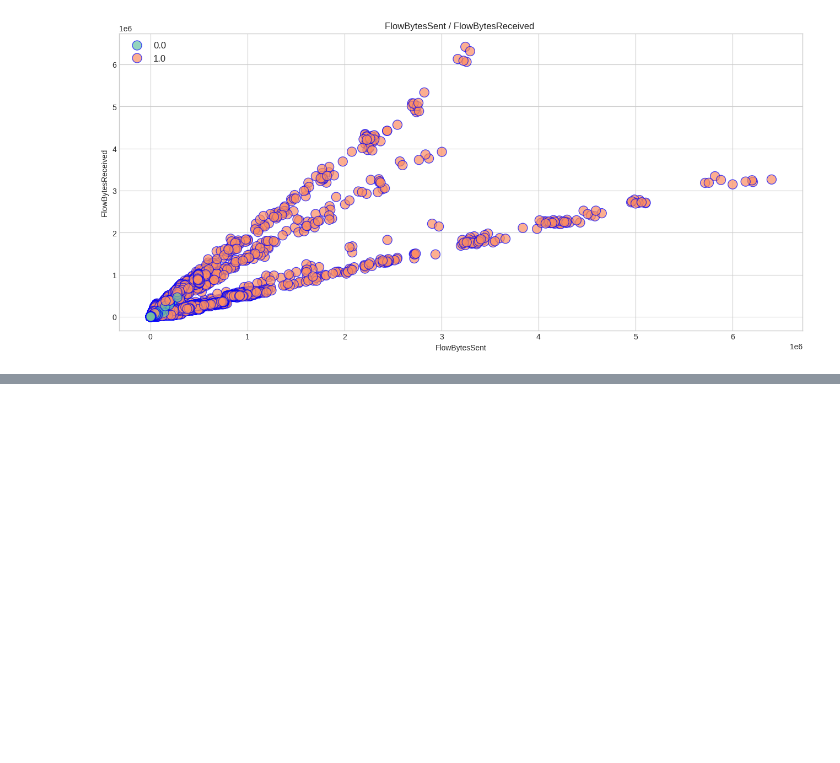
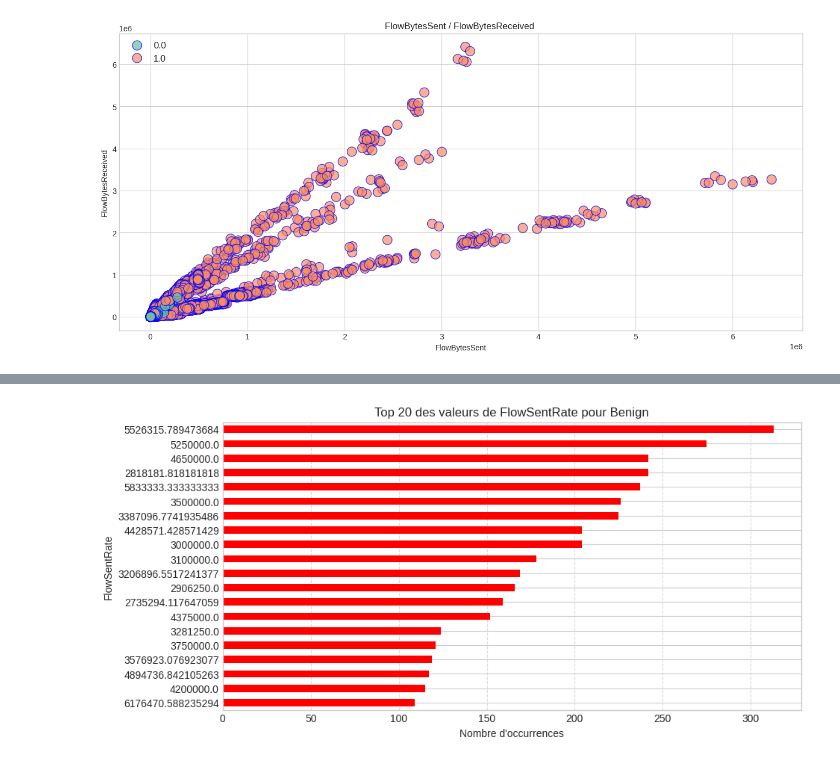
Before and after one commit to AlokChaudhary752/Trained-Model, a Jupyter notebook: Untitled32.ipynb, the cells around one changed output, grey strips where cells are left out. Drawn from its saved outputs; the diff is of its cells as text; code cells hidden in the pictures; blank space fills up the shorter version.

```diff
--- a/Untitled32.ipynb
+++ b/Untitled32.ipynb
@@ -343,0 +373,25 @@ plt.savefig('flow.png')
+# %%
+
+attack_type_label = 0
+attack_type_name = "Benign"
+
+df_filtered = df[df['Label'] == attack_type_label]
+
+
+port_counts = df_filtered['FlowSentRate'].value_counts()
+
+
+top_ports = port_counts.head(20)
+
+plt.figure(figsize=(10, 5))
+top_ports.plot(kind='barh', color='red')
+
+plt.title(f"Top 20 des valeurs de FlowSentRate pour {attack_type_name}")
+plt.xlabel("Nombre d'occurrences")
+plt.ylabel("FlowSentRate")
+plt.gca().invert_yaxis()
+plt.grid(axis='x', linestyle='--', alpha=0.7)
+
+plt.show()
+# %% [output]
+[figure, added]
```
Also changed, not shown: parts of 9 cells of this notebook.
